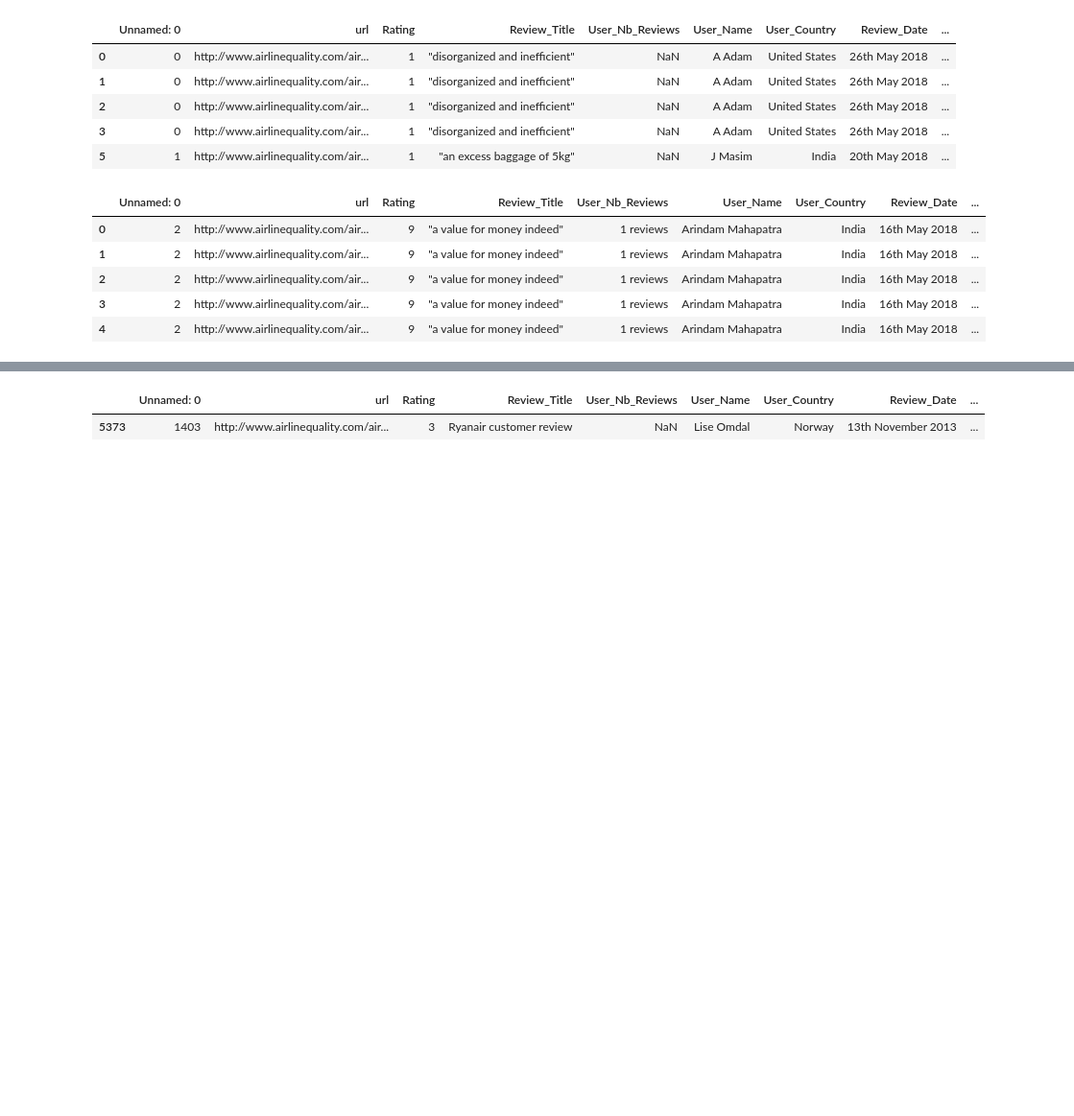
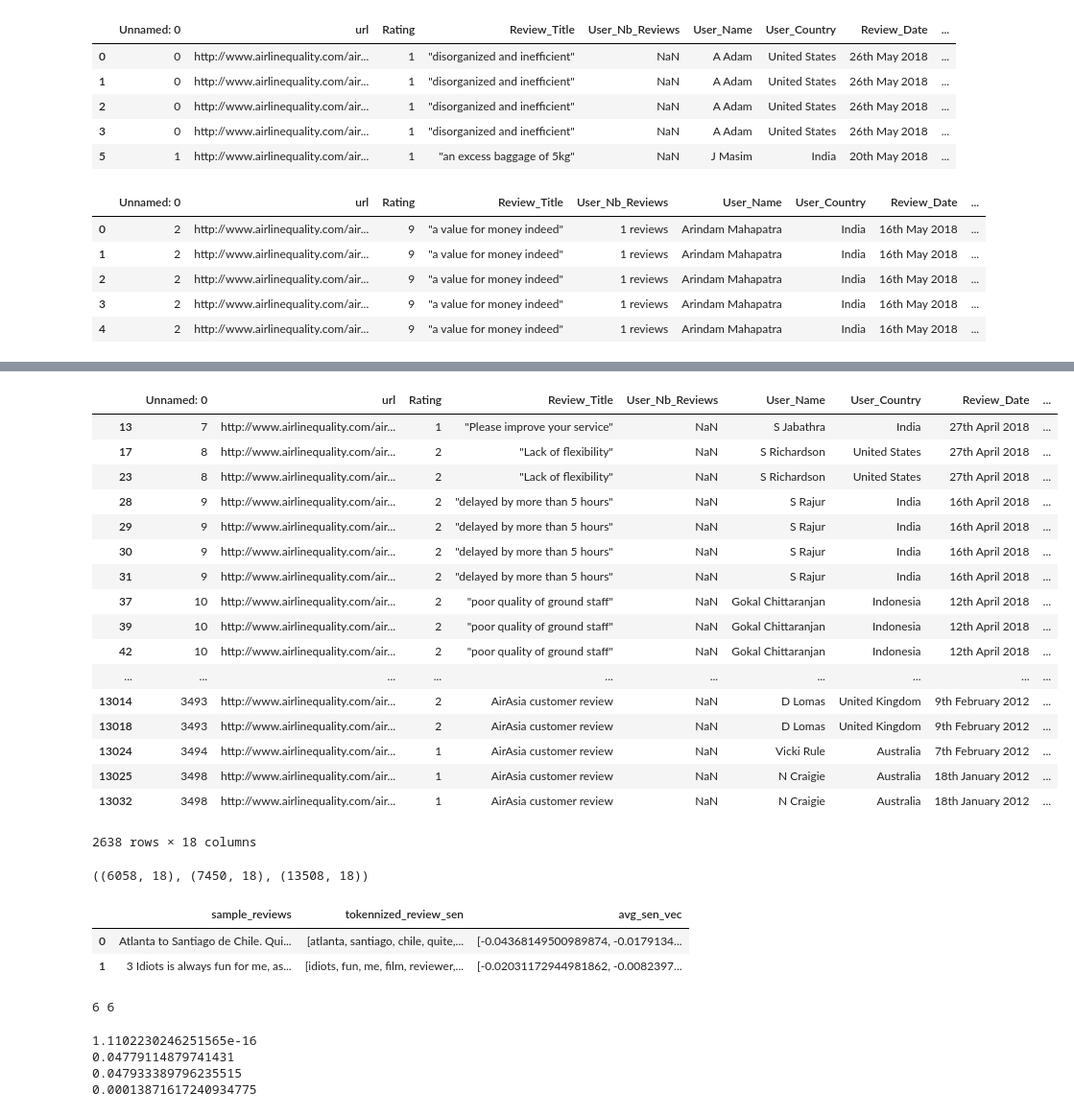
Before and after one commit to viralrathod/airline_review_insight, a Jupyter notebook: dcal_word_embeddings.ipynb, the cells around one changed output, grey strips where cells are left out. Shown: that part at 96% size. Drawn from its saved outputs; the diff is of its cells as text; code cells hidden in the pictures; blank space fills up the shorter version.

Commit message:
Added logic to check if sentence is a review or not a review

```diff
--- a/dcal_word_embeddings.ipynb
+++ b/dcal_word_embeddings.ipynb
@@ -260,8 +260,11 @@ model_indigo_neg.wv.most_similar(positive="seat")
 def sen2vec(sentence, model) :
     sentence_vec = np.array(np.repeat(0.0, 200))
     for word in sentence:
-        word_vec = np.array(model[word])
-        sentence_vec += word_vec
+        try:
+            word_vec = np.array(model[word])
+            sentence_vec += word_vec
+        except KeyError:
+            continue
     return sentence_vec / len(sentence)
 # %%
 indigo_neg_sen["avg_sen_vec"] = indigo_neg_sen["tokennized_review_sen"].apply(lambda sentence: sen2vec(sentence, model_indigo_neg))
@@ -298,7 +301,8 @@ model_ryanair_neg.wv.most_similar(positive="staff")
 # %%
-
-df_neg = dcal[dcal["Recommended"]=="no"]
-df_pos = dcal[dcal["Recommended"]=="yes"]
+# dcal["Review_Title"] = dcal["Review_Title"].str.slice(1,-1)
+# dcal["Review_Text_Clean"] = dcal["Review_Title"].astype(str) + "." + dcal["Review_Text_Clean"].astype(str)
+df_neg = dcal[dcal["Rating"]<5 ]
+df_pos = dcal[dcal["Rating"]>5]
 df_pos = (df_pos.set_index(df_pos.columns.drop('Review_Text_Clean',1).tolist()).Review_Text_Clean.str.split('.', expand=True).stack().reset_index().rename(columns={0:'Review_Text_Clean'}).loc[:, df_pos.columns])
 df_pos = df_pos[(df_pos["Review_Text_Clean"] != "") & (df_pos["Review_Text_Clean"] != " ") & (df_pos["Review_Text_Clean"] != None)]
 
@@ -314,7 +318,7 @@ df_neg.head()
 | 5 | 1 | http://www.airlinequality.com/air... | 1 | "an excess baggage of 5kg" | NaN | J Masim | India | 20th May 2018 | ... |
 # %%
 def remove_custom_stopwords(df_row):
-    stopwords = ["time", "airport", "plane", "flight", "flights", "airline", "airlines", "we", "the", "they", "it", "ryanair", "easyjet", "southwest", "indigo", "spicejet", "airasia"]
+    stopwords = ["this", "fly", "flying", "flew", "then", "that", "how", "said", "airport", "plane", "flight", "flights", "airline", "airlines", "we", "the", "they", "it", "ryanair", "easyjet", "southwest", "indigo", "spicejet", "airasia"]
     cleansed_sentence = []
     for word in df_row:
         if word not in stopwords:
@@ -420,7 +424,7 @@ array([[-0.11544057,  0.02325762,  0.08861124, ...,  0.00703811,
 # %%
 from nltk.cluster import KMeansClusterer, cosine_distance
 
-clusterer = KMeansClusterer(10, cosine_distance, 7)
+clusterer = KMeansClusterer(7, cosine_distance, 7)
 clusters = clusterer.cluster(X_neg, True, trace=True)
 df_neg["cluster"] = clusters
 df_neg["cluster"].value_counts()
@@ -887,5 +795,21 @@ df_neg[df_neg["cluster"] == 2]
 # %%
-df_neg[df_neg["cluster"] == 0]
+df_neg[df_neg["cluster"] == 1]
 # %% [output]
 |  | Unnamed: 0 | url | Rating | Review_Title | User_Nb_Reviews | User_Name | User_Country | Review_Date | ... |
-| 5373 | 1403 | http://www.airlinequality.com/air... | 3 | Ryanair customer review | NaN | Lise Omdal | Norway | 13th November 2013 | ... |
+| 13 | 7 | http://www.airlinequality.com/air... | 1 | "Please improve your service" | NaN | S Jabathra | India | 27th April 2018 | ... |
+| 17 | 8 | http://www.airlinequality.com/air... | 2 | "Lack of flexibility" | NaN | S Richardson | United States | 27th April 2018 | ... |
+| 23 | 8 | http://www.airlinequality.com/air... | 2 | "Lack of flexibility" | NaN | S Richardson | United States | 27th April 2018 | ... |
+| 28 | 9 | http://www.airlinequality.com/air... | 2 | "delayed by more than 5 hours" | NaN | S Rajur | India | 16th April 2018 | ... |
+| 29 | 9 | http://www.airlinequality.com/air... | 2 | "delayed by more than 5 hours" | NaN | S Rajur | India | 16th April 2018 | ... |
+| 30 | 9 | http://www.airlinequality.com/air... | 2 | "delayed by more than 5 hours" | NaN | S Rajur | India | 16th April 2018 | ... |
+| 31 | 9 | http://www.airlinequality.com/air... | 2 | "delayed by more than 5 hours" | NaN | S Rajur | India | 16th April 2018 | ... |
+| 37 | 10 | http://www.airlinequality.com/air... | 2 | "poor quality of ground staff" | NaN | Gokal Chittaranjan | Indonesia | 12th April 2018 | ... |
+| 39 | 10 | http://www.airlinequality.com/air... | 2 | "poor quality of ground staff" | NaN | Gokal Chittaranjan | Indonesia | 12th April 2018 | ... |
+| 42 | 10 | http://www.airlinequality.com/air... | 2 | "poor quality of ground staff" | NaN | Gokal Chittaranjan | Indonesia | 12th April 2018 | ... |
+| ... | ... | ... | ... | ... | ... | ... | ... | ... | ... |
+| 13014 | 3493 | http://www.airlinequality.com/air... | 2 | AirAsia customer review | NaN | D Lomas | United Kingdom | 9th February 2012 | ... |
+| 13018 | 3493 | http://www.airlinequality.com/air... | 2 | AirAsia customer review | NaN | D Lomas | United Kingdom | 9th February 2012 | ... |
+| 13024 | 3494 | http://www.airlinequality.com/air... | 1 | AirAsia customer review | NaN | Vicki Rule | Australia | 7th February 2012 | ... |
+| 13025 | 3498 | http://www.airlinequality.com/air... | 1 | AirAsia customer review | NaN | N Craigie | Australia | 18th January 2012 | ... |
+| 13032 | 3498 | http://www.airlinequality.com/air... | 1 | AirAsia customer review | NaN | N Craigie | Australia | 18th January 2012 | ... |
+2638 rows × 18 columns
@@ -891,0 +818,4 @@ df_neg[df_neg["cluster"] == 0]
+# %%
+df_neg.shape, df_pos.shape, df_all.shape
+# %% [output]
+((6058, 18), (7450, 18), (13508, 18))
@@ -891,0 +843,23 @@ df_neg[df_neg["cluster"] == 0]
+# %%
+reviews["avg_sen_vec"] = reviews["tokennized_review_sen"].apply(lambda x: sen2vec(x, model_df))
+reviews.head()
+# %% [output]
+|  | sample_reviews | tokennized_review_sen | avg_sen_vec |
+| 0 | Atlanta to Santiago de Chile. Qui... | [atlanta, santiago, chile, quite,... | [-0.04368149500989874, -0.0179134... |
+| 1 | 3 Idiots is always fun for me, as... | [idiots, fun, me, film, reviewer,... | [-0.02031172944981862, -0.0082397... |
+# %%
+distance_0 = clusterer.classify(reviews["avg_sen_vec"][0])
+distance_1 = clusterer.classify(reviews["avg_sen_vec"][1])
+print(distance_0, distance_1)
+# %% [output]
+6 6
+# %%
+print(cosine_distance(df_neg.iloc[8].avg_sen_vec, df_neg.iloc[8].avg_sen_vec))
+print(cosine_distance(reviews["avg_sen_vec"][0], df_neg.iloc[1].avg_sen_vec))
+print(cosine_distance(reviews["avg_sen_vec"][0], df_neg.iloc[2].avg_sen_vec))
+print(cosine_distance(reviews["avg_sen_vec"][0], reviews["avg_sen_vec"][1]))
+# %% [output]
+1.1102230246251565e-16
+0.04779114879741431
+0.047933389796235515
+0.00013871617240934775
```
Also changed, not shown: parts of 32 cells of this notebook.
